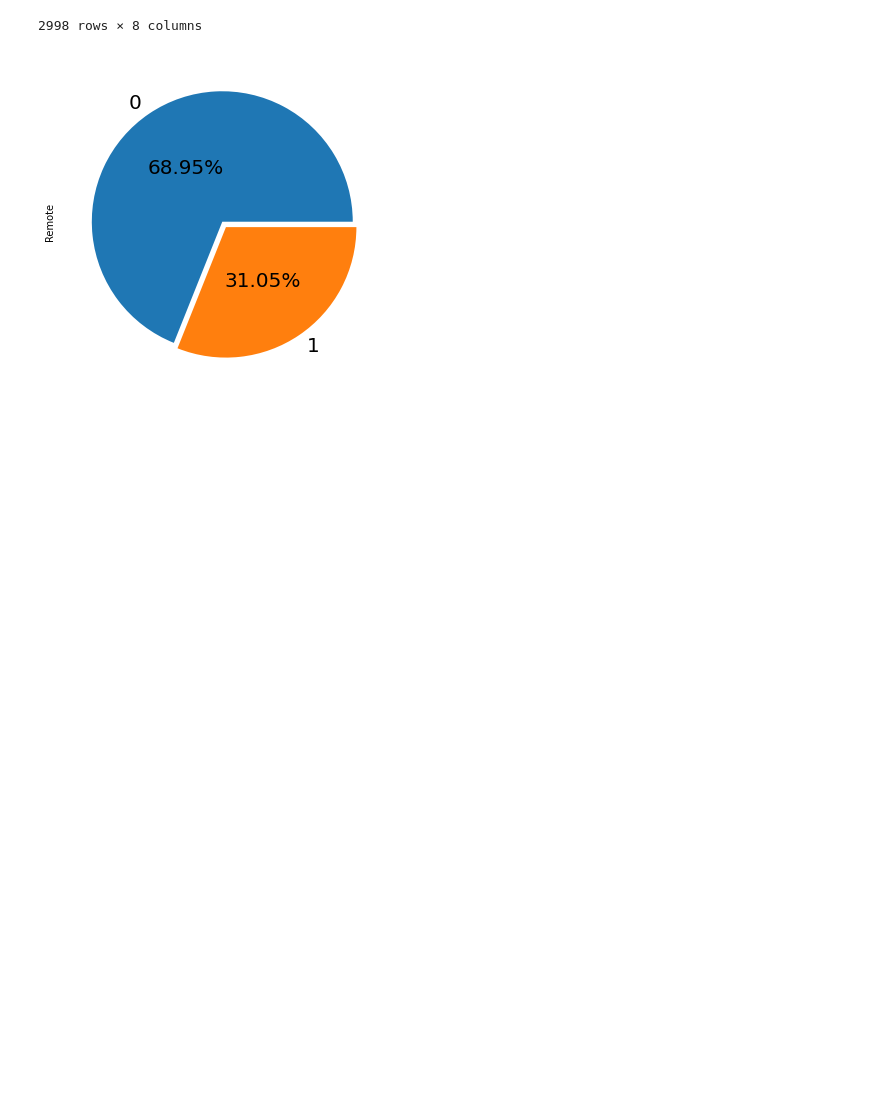
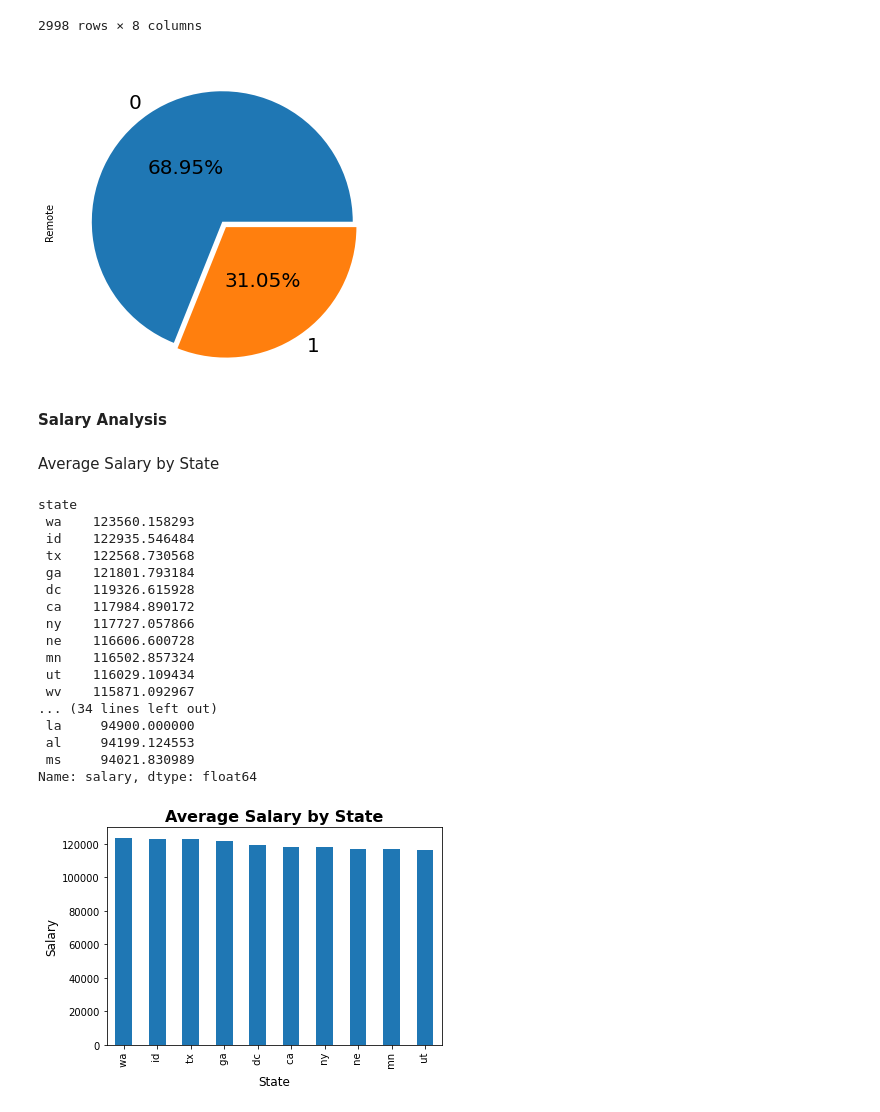
Before and after one commit to ChitraChaudhari/Jobsite-Listings-Capstone, a Jupyter notebook: Simplyhired_EDA.ipynb, the cells around one changed output. Saved outputs shown, nothing was run; the diff lists cells and outputs as text; code cells hidden in the pictures; blank space fills up the shorter version.

```diff
--- a/Simplyhired_EDA.ipynb
+++ b/Simplyhired_EDA.ipynb
@@ -130,3 +69,39 @@ pie = df['is_remote'].value_counts().plot.pie(
             figsize=(6, 6))
 # %% [output]
 [figure]
+# %% [markdown]
+**Salary Analysis**
+# %% [markdown]
+Average Salary by State
+# %%
+df['salary'].value_counts()
+df['salary'].astype(int)
+dss=df.groupby('state')['salary'].sum().sort_values(ascending = False)
+dcs=df.groupby('state')['salary'].count().sort_values(ascending = False)
+das=dss/dcs
+state_average=das.sort_values(ascending =False)
+# %%
+state_average[:10].plot.bar()
+plt.xlabel('State', fontsize=12, color ='black')
+plt.ylabel('Salary', fontsize=12, color ='black')
+plt.title('Average Salary by State', fontsize=16, color ="black", fontweight="bold")
+print(state_average)
+# %% [output]
+state
+ wa    123560.158293
+ id    122935.546484
+ tx    122568.730568
+ ga    121801.793184
+ dc    119326.615928
+ ca    117984.890172
+ ny    117727.057866
+ ne    116606.600728
+ mn    116502.857324
+ ut    116029.109434
+ wv    115871.092967
+... (34 lines left out)
+ la     94900.000000
+ al     94199.124553
+ ms     94021.830989
+Name: salary, dtype: float64
+[figure, added]
```
Also changed, not shown: parts of 23 cells of this notebook.
